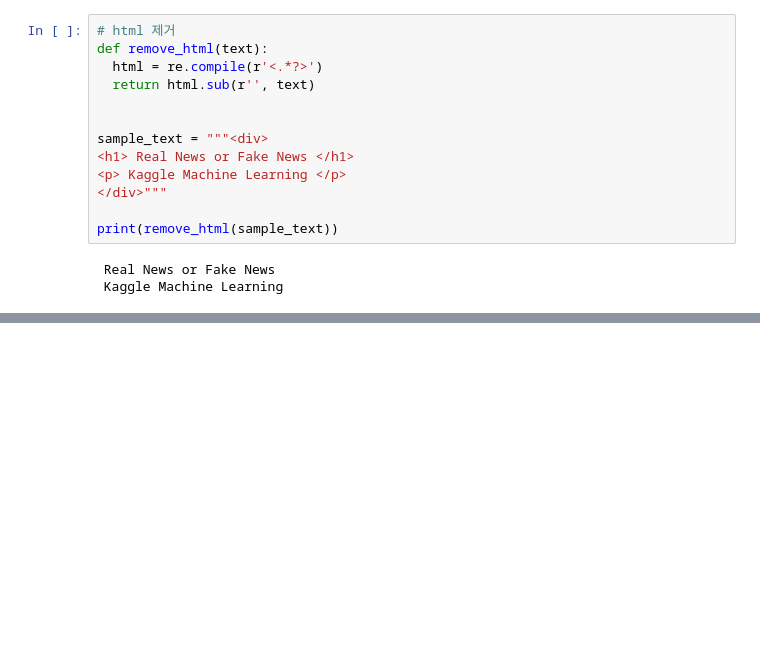
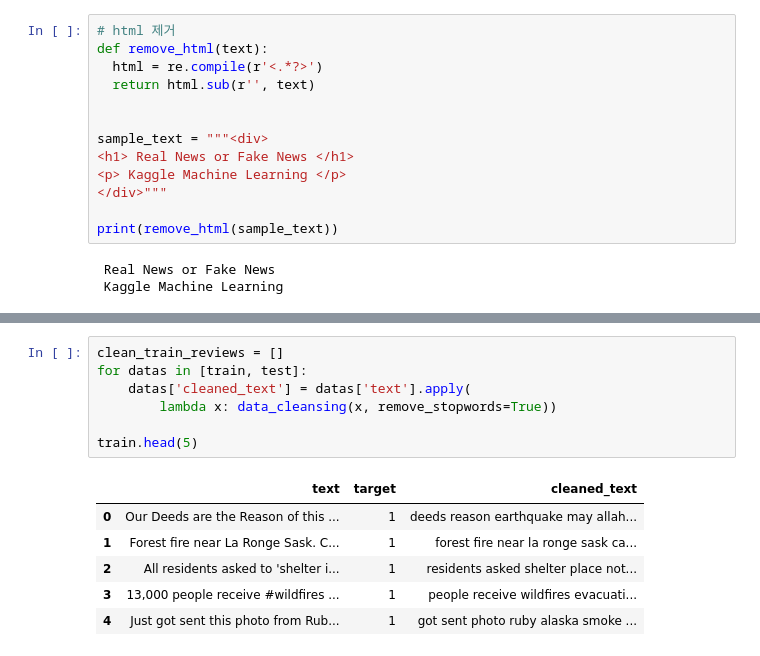
Before and after one commit to shinjangwoon/Kaggle, a Jupyter notebook: kaggle/Natural Language Processing with Disaster Tweets/Natural Language Processing with Disaster Tweets.ipynb, the cells around one changed output, grey strips where cells are left out. Saved outputs shown, nothing was run; the diff lists cells and outputs as text; blank space fills up the shorter version.

```diff
--- a/kaggle/Natural Language Processing with Disaster Tweets/Natural Language Processing with Disaster Tweets.ipynb
+++ b/kaggle/Natural Language Processing with Disaster Tweets/Natural Language Processing with Disaster Tweets.ipynb
@@ -210,0 +314,14 @@ print(remove_html(sample_text))
+# %%
+clean_train_reviews = []
+for datas in [train, test]:
+    datas['cleaned_text'] = datas['text'].apply(
+        lambda x: data_cleansing(x, remove_stopwords=True))
+
+train.head(5)
+# %% [output]
+|  | text | target | cleaned_text |
+| 0 | Our Deeds are the Reason of this ... | 1 | deeds reason earthquake may allah... |
+| 1 | Forest fire near La Ronge Sask. C... | 1 | forest fire near la ronge sask ca... |
+| 2 | All residents asked to 'shelter i... | 1 | residents asked shelter place not... |
+| 3 | 13,000 people receive #wildfires ... | 1 | people receive wildfires evacuati... |
+| 4 | Just got sent this photo from Rub... | 1 | got sent photo ruby alaska smoke ... |
```
Also changed, not shown: parts of 8 cells of this notebook.
